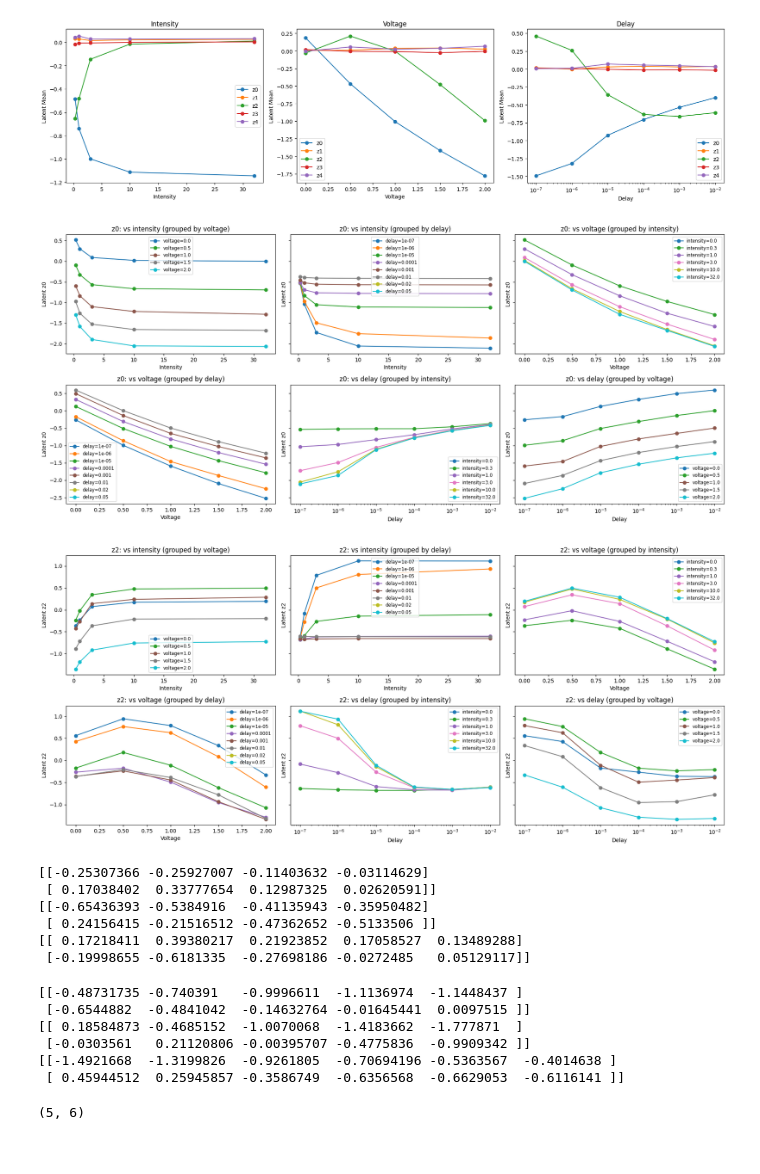
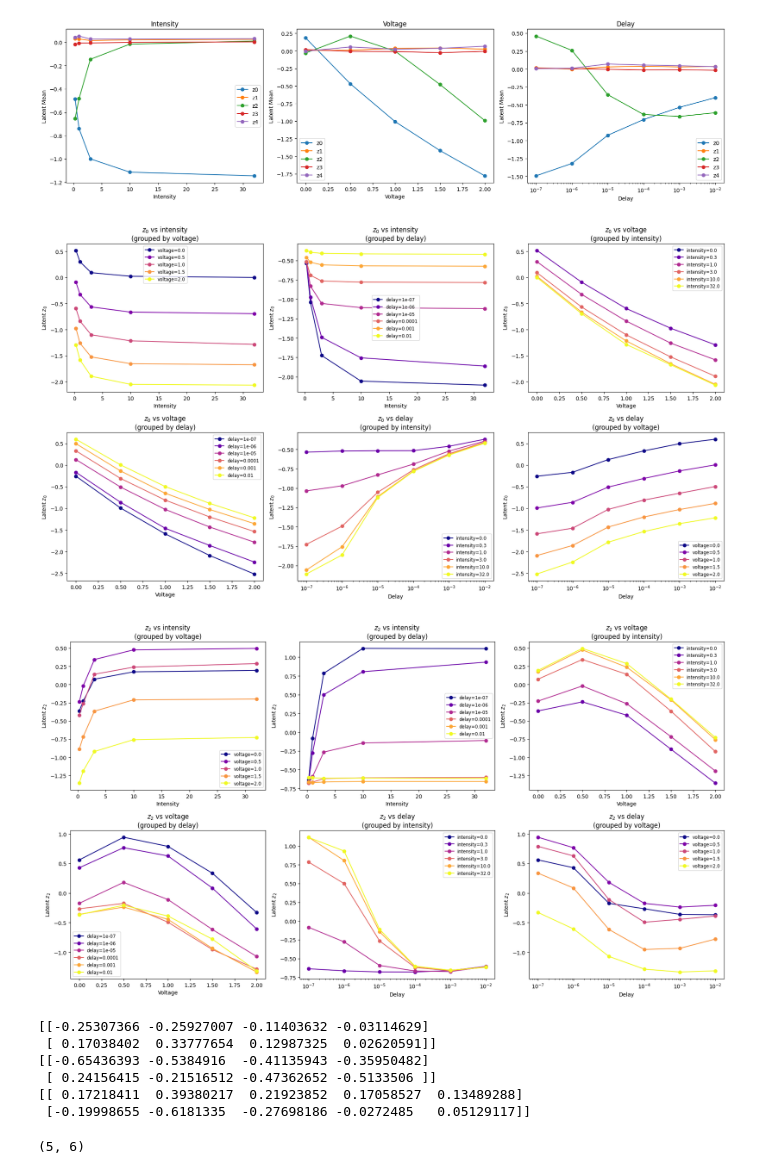
Before and after one commit to rayyyd/ML_charge_modeling, a Jupyter notebook: parameter_tuning/interpretability.ipynb, the cells around one changed output. Saved outputs shown, nothing was run; the diff lists cells and outputs as text; code cells hidden in the pictures.

```diff
--- a/parameter_tuning/interpretability.ipynb
+++ b/parameter_tuning/interpretability.ipynb
@@ -183,12 +187,13 @@ Plots sweeps through the dataset along a specific axis.
 plt.figure(figsize=(10, 5))
 cmap   = plt.get_cmap('viridis')
 n_traj = 5                       # how many trajectories to draw
+scale = 50 * 1e2 / 1e3
 for i in range(n_traj):
     # pull data to NumPy
     t   = parameters.dataset['times'][100 + i, :, 0].detach().cpu().numpy()
     y   = parameters.dataset['trajs'][100 + i, :, 0].detach().cpu().numpy()
     color = cmap(i / (n_traj - 1))          # evenly-spaced colour from the colormap
-    plt.plot(t, y, color=color, marker='o', ms=3, lw=1, label=f"Trajectory {i+1}")
+    plt.plot(t, y/scale, color=color, marker='o', ms=3, lw=1, label=f"Trajectory {i+1}")
 plt.xlabel("Time after log scaling (s)")
 # plt.xscale("log")
 plt.ylabel("Charge (ma)")
@@ -286,7 +278,7 @@ print("Logvar List Shape:", logvar_list.shape)
 # %%
 from matplotlib.cm import coolwarm
 
-latent = np.asarray(latent)
+latent = np.asarray(latent_sorted)
 ldim   = model_params['latent_dim']
 mu     = latent.mean(0)
 sigma  = latent.std(0)
@@ -350,21 +408,23 @@ ipynb_utils.latent_trajectory(all_sorted, sample_list=None, show=True, save=Fals
 # %%
 latent_dim_to_plot = 0      # e.g. z₀
-ipynb_utils.latent_means_pairwise(latent_dim_to_plot,
+latent_means_pairwise(latent_dim_to_plot,
                       mean_map_indices,
                       latent,
-                      do_plot=True)
+                      do_plot=True,
+                      cmap_name='plasma')
 plt.show()
 # %% [output]
-[figure, old version]
+[figure, new version]
 # %%
 latent_dim_to_plot = 2      # e.g. z₀
-ipynb_utils.latent_means_pairwise(latent_dim_to_plot,
+latent_means_pairwise(latent_dim_to_plot,
                       mean_map_indices,
                       latent,
-                      do_plot=True)
+                      do_plot=True,
+                      cmap_name='plasma')
 plt.show()
 # %% [output]
-[figure, old version]
+[figure, new version]
 # %%
 # print(int_means)
 int_means_delta = np.diff(int_means, axis=1)
@@ -385,17 +445,6 @@ print(del_means_delta[idx_list, :])
  [ 0.24156415 -0.21516512 -0.47362652 -0.5133506 ]]
 [[ 0.17218411  0.39380217  0.21923852  0.17058527  0.13489288]
  [-0.19998655 -0.6181335  -0.27698186 -0.0272485   0.05129117]]
-# %%
-print(int_means[idx_list, :])
-print(vol_means[idx_list, :])
-print(del_means[idx_list, :])
-# %% [output]
-[[-0.48731735 -0.740391   -0.9996611  -1.1136974  -1.1448437 ]
- [-0.6544882  -0.4841042  -0.14632764 -0.01645441  0.0097515 ]]
-[[ 0.18584873 -0.4685152  -1.0070068  -1.4183662  -1.777871  ]
- [-0.0303561   0.21120806 -0.00395707 -0.4775836  -0.9909342 ]]
-[[-1.4921668  -1.3199826  -0.9261805  -0.70694196 -0.5363567  -0.4014638 ]
- [ 0.45944512  0.25945857 -0.3586749  -0.6356568  -0.6629053  -0.6116141 ]]
 # %%
 print(del_means.shape)
 del_means_delta = np.diff(del_means, axis=1)
```
Also changed, not shown: parts of 13 cells of this notebook, 1 other file.
